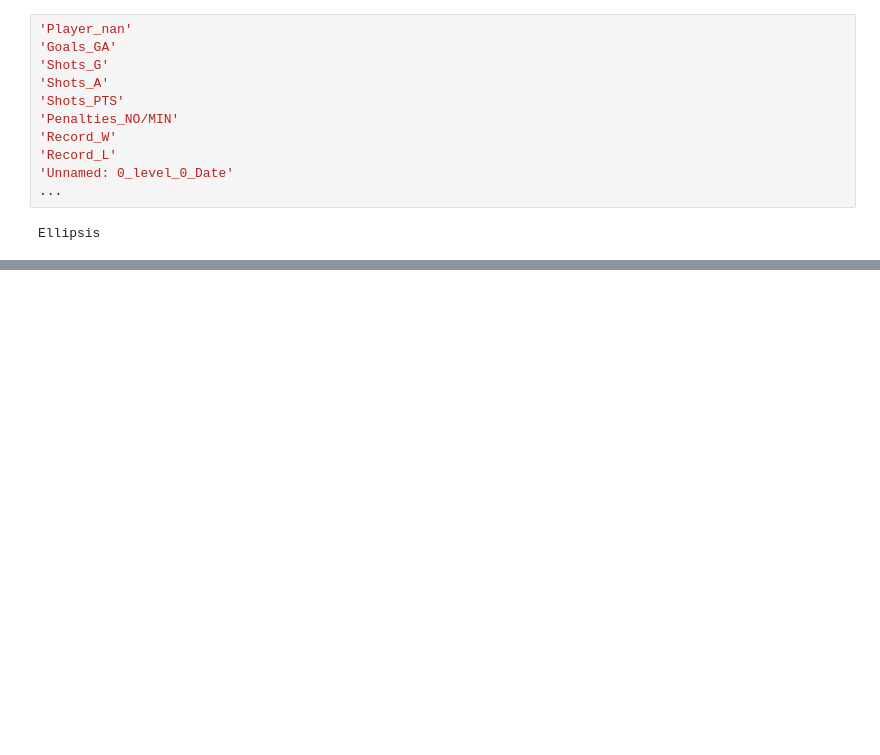
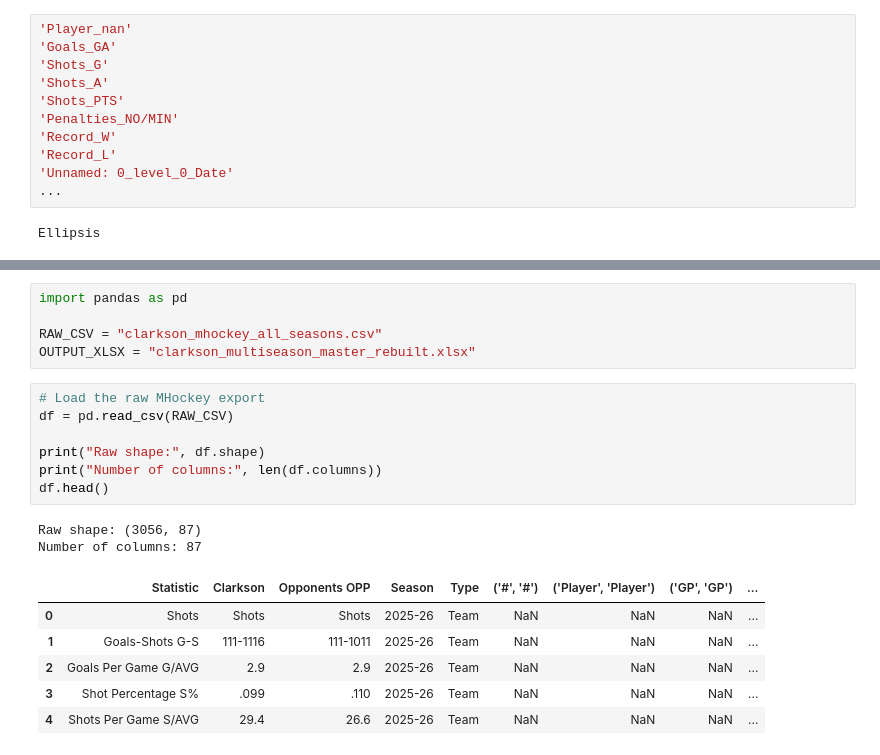
Before and after one commit to Clarkson-Applied-Data-Science/2026_01_ia690_jimu_capstone, a Jupyter notebook: data engeenering sketch.ipynb, the cells around one changed output, grey strips where cells are left out. Drawn from its saved outputs; the diff is of its cells as text; blank space fills up the shorter version.

```diff
--- a/data engeenering sketch.ipynb
+++ b/data engeenering sketch.ipynb
@@ -516,0 +287,21 @@ def make_unique(cols):
+# %%
+import pandas as pd
+
+RAW_CSV = "clarkson_mhockey_all_seasons.csv"
+OUTPUT_XLSX = "clarkson_multiseason_master_rebuilt.xlsx"
+# %%
+# Load the raw MHockey export
+df = pd.read_csv(RAW_CSV)
+
+print("Raw shape:", df.shape)
+print("Number of columns:", len(df.columns))
+df.head()
+# %% [output]
+Raw shape: (3056, 87)
+Number of columns: 87
+|  | Statistic | Clarkson | Opponents OPP | Season | Type | ('#', '#') | ('Player', 'Player') | ('GP', 'GP') | ... |
+| 0 | Shots | Shots | Shots | 2025-26 | Team | NaN | NaN | NaN | ... |
+| 1 | Goals-Shots G-S | 111-1116 | 111-1011 | 2025-26 | Team | NaN | NaN | NaN | ... |
+| 2 | Goals Per Game G/AVG | 2.9 | 2.9 | 2025-26 | Team | NaN | NaN | NaN | ... |
+| 3 | Shot Percentage S% | .099 | .110 | 2025-26 | Team | NaN | NaN | NaN | ... |
+| 4 | Shots Per Game S/AVG | 29.4 | 26.6 | 2025-26 | Team | NaN | NaN | NaN | ... |
```
Also changed, not shown: parts of 34 cells of this notebook, 7 other files.
